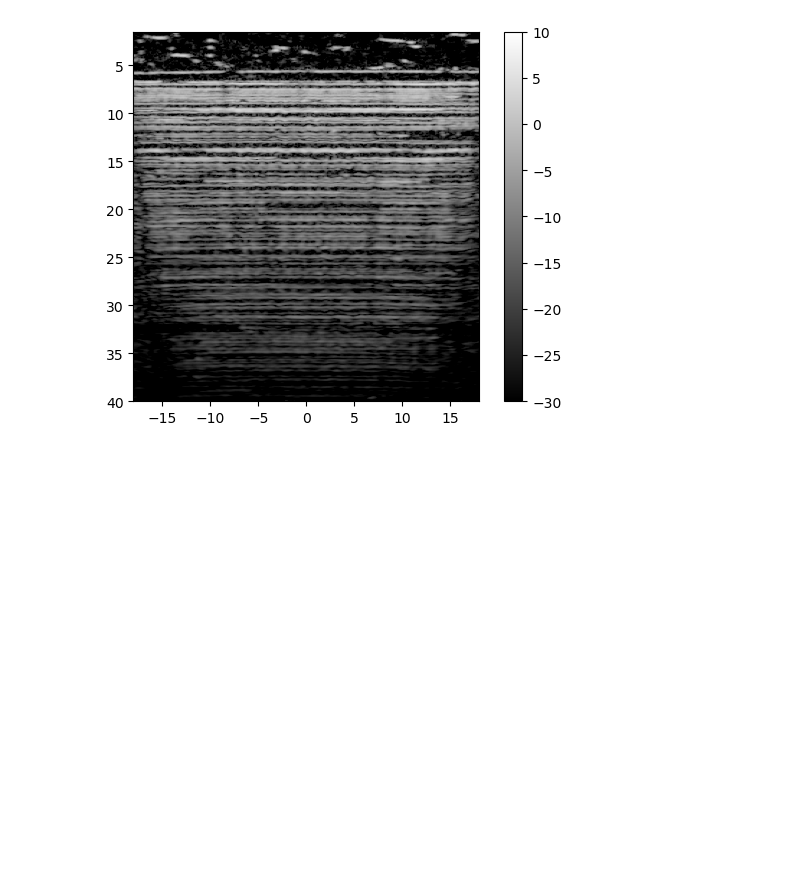
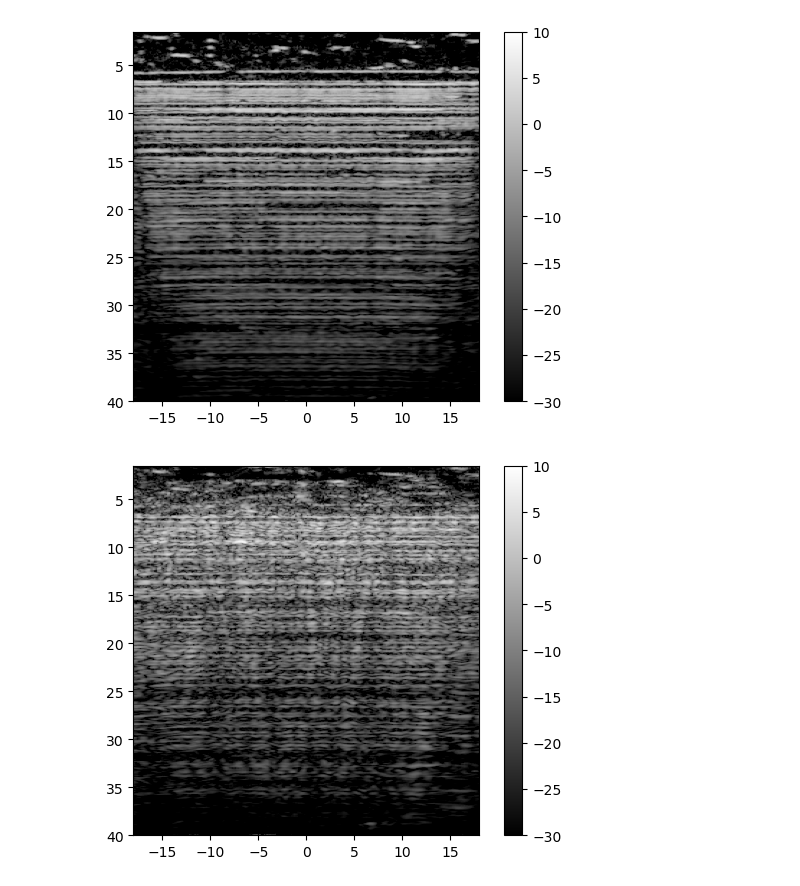
Before and after one commit to wewightman/fullwavefinal, a Jupyter notebook: devsegmentation.ipynb, the cells around one changed output. Cells and saved outputs as stored; diff of their text form; code cells hidden in the pictures; blank space fills up the shorter version.

Commit message:
Made Prelim figures with scatteres

```diff
--- a/devsegmentation.ipynb
+++ b/devsegmentation.ipynb
@@ -83,3 +83,16 @@ plt.colorbar()
 plt.show()
 # %% [output]
 [figure]
+# %%
+bindata = np.fromfile("exfiles_wscat/deg0_bf.bin", dtype=np.double)
+bindata = bindata.reshape((267,-1)).T
+
+env = np.abs(sig.hilbert(bindata, axis=0))
+logged = 20*np.log10(env/np.percentile(env, 99))
+plt.figure()
+plt.imshow(logged, extent = [-20, 20, 40, 1.5], vmin=-30, vmax=10, cmap='gray')
+plt.xlim(-18, 18)
+plt.colorbar()
+plt.show()
+# %% [output]
+[figure, added]
```
Also changed, not shown: parts of 2 cells of this notebook.
